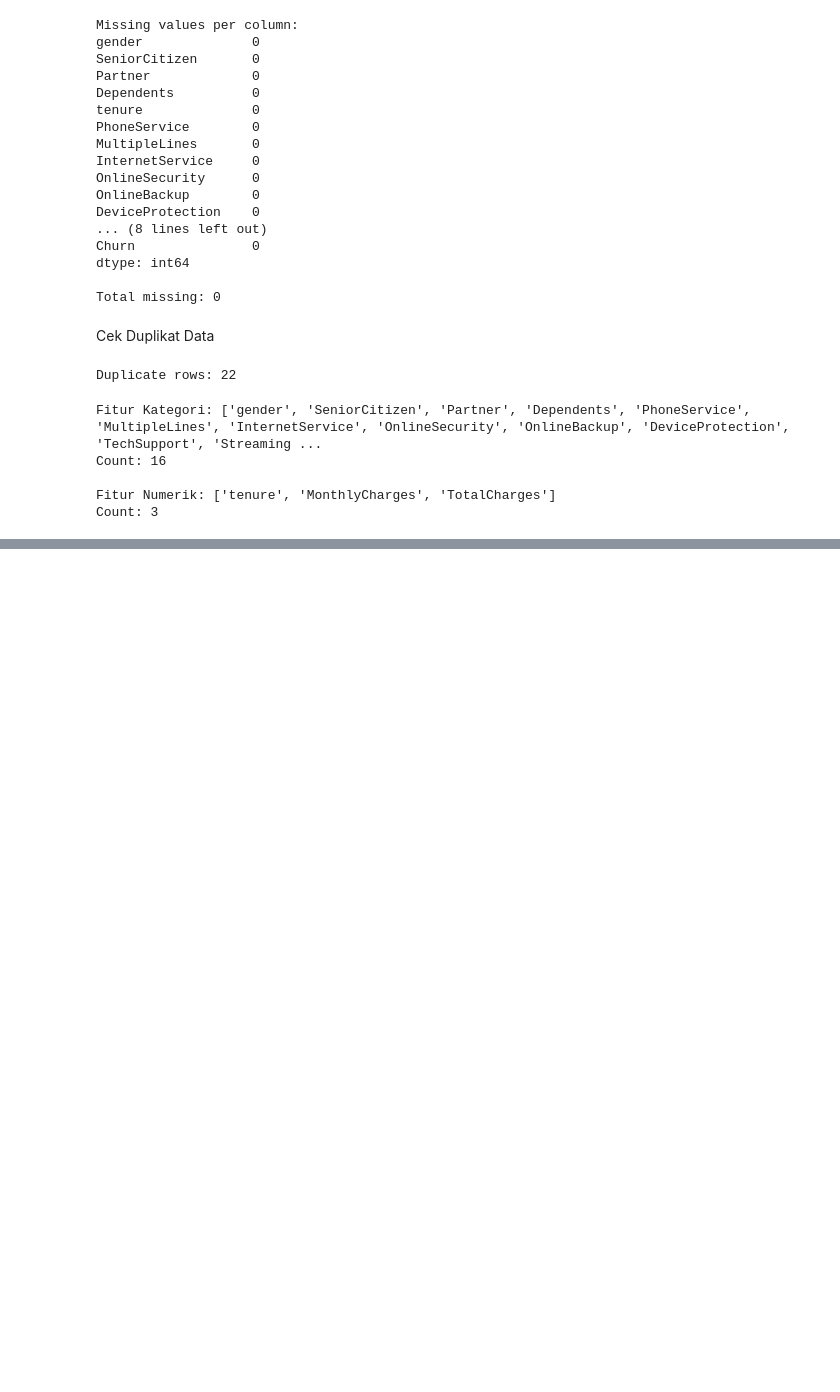
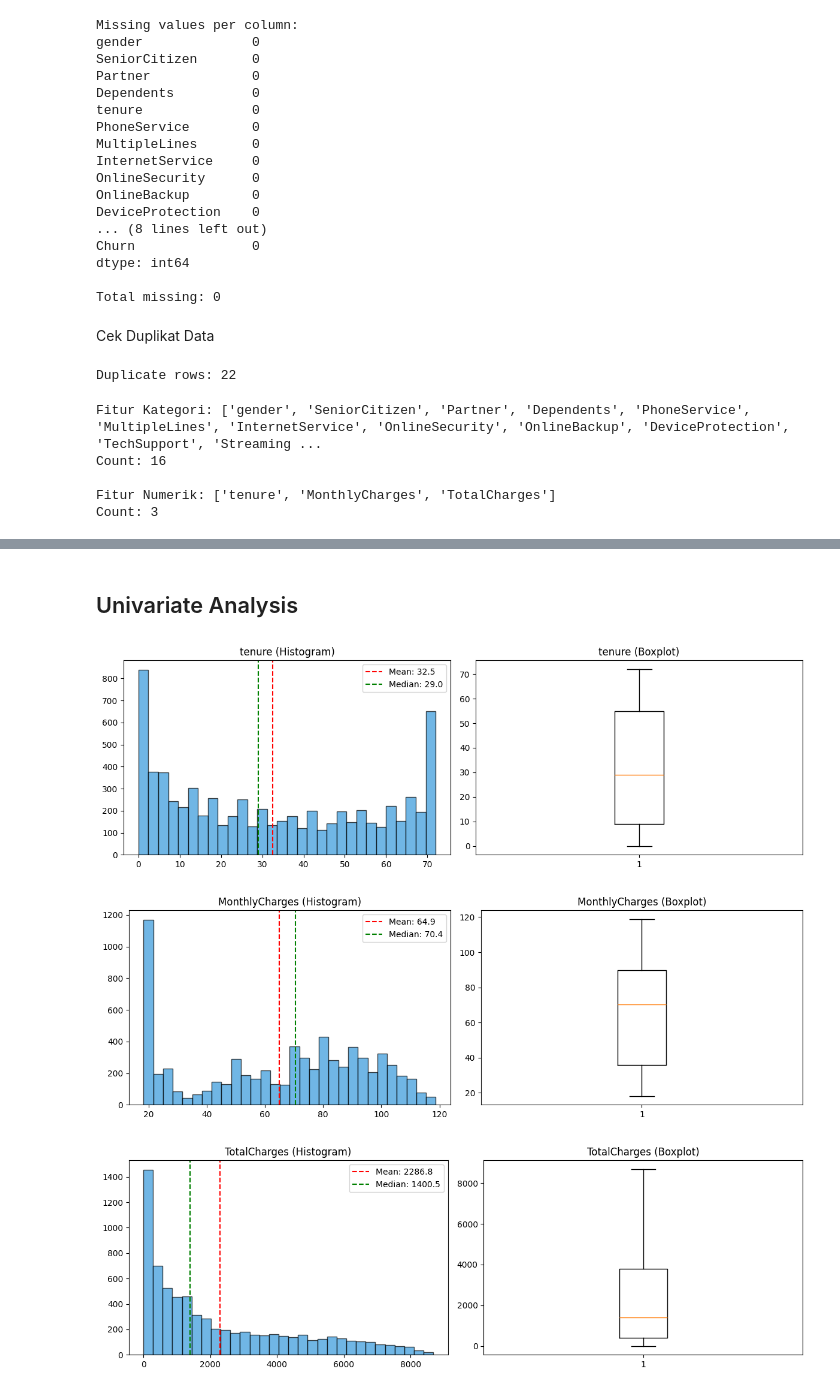
Before and after one commit to Leonanda1013/Telco-Customer-Churn, a Jupyter notebook: notebook.ipynb, the cells around one changed output, grey strips where cells are left out. Drawn from its saved outputs; the diff is of its cells as text; code cells hidden in the pictures; blank space fills up the shorter version.

```diff
--- a/notebook.ipynb
+++ b/notebook.ipynb
@@ -173,0 +221,21 @@ Count: 3
+# %% [markdown]
+## Univariate Analysis
+# %%
+for col in num_cols:
+    fig, axes = plt.subplots(1, 2, figsize=(12, 4))
+
+    axes[0].hist(df[col], bins=30, color='#3498db', edgecolor='black', alpha=0.7)
+    axes[0].axvline(df[col].mean(), color='red', linestyle='--', label=f'Mean: {df[col].mean():.1f}')
+    axes[0].axvline(df[col].median(), color='green', linestyle='--', label=f'Median: {df[col].median():.1f}')
+    axes[0].set_title(f'{col} (Histogram)')
+    axes[0].legend()
+
+    axes[1].boxplot(df[col], vert=True)
+    axes[1].set_title(f'{col} (Boxplot)')
+
+    plt.tight_layout()
+    plt.show()
+# %% [output]
+[figure, added]
+[figure, added]
+[figure, added]
```
Also changed, not shown: parts of 27 cells of this notebook.
